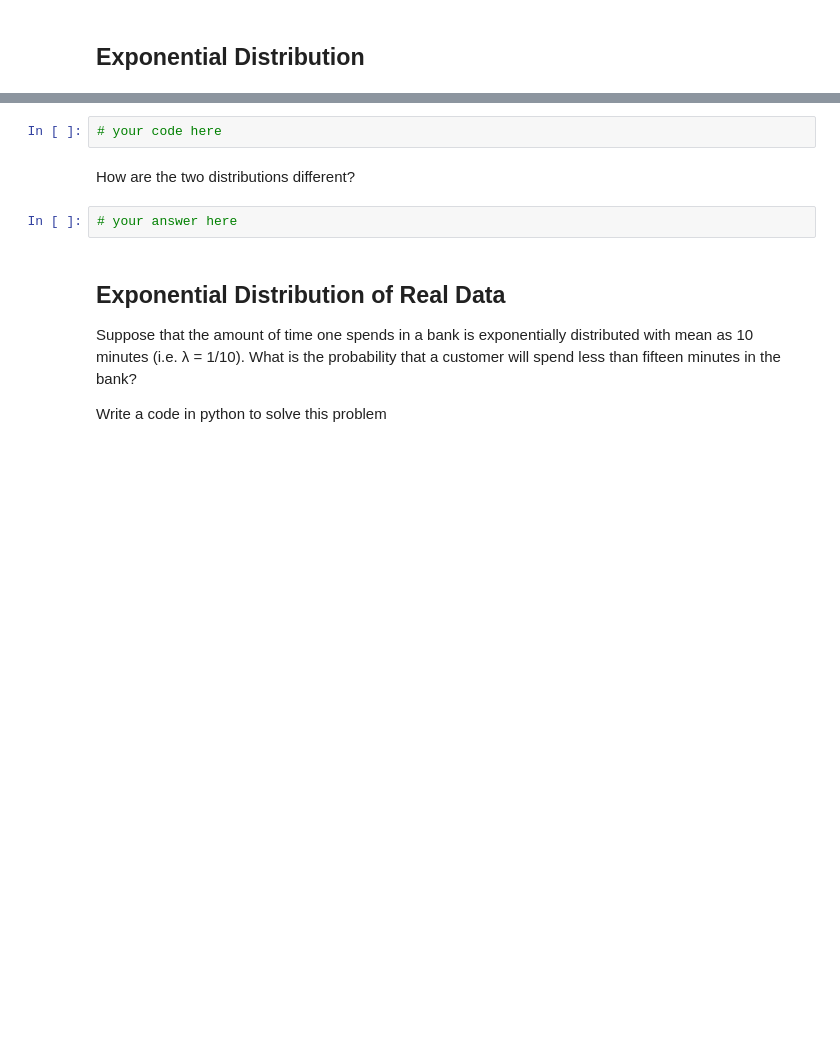
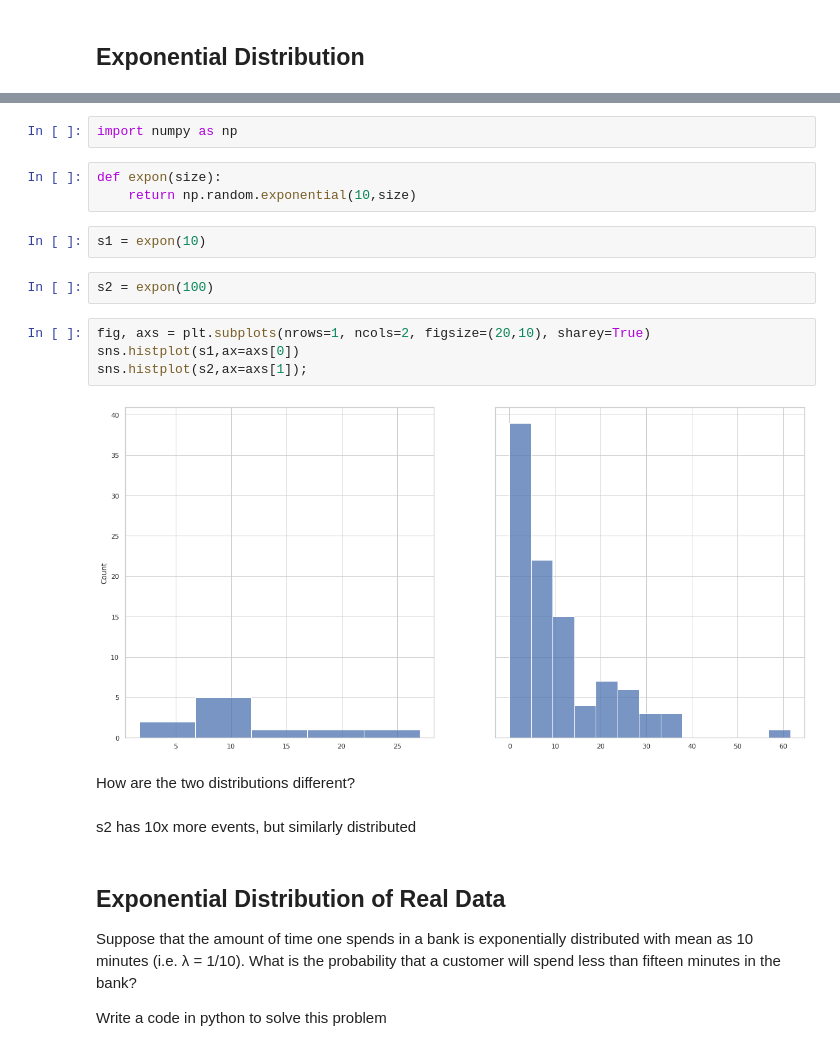
Before and after one commit to Ironhack-Data-Madrid-Octubre-2021/lab-continuous-probability-distributions, a Jupyter notebook: your-code/main.ipynb, the cells around one changed output, grey strips where cells are left out. Drawn from its saved outputs; the diff is of its cells as text; blank space fills up the shorter version.

```diff
--- a/your-code/main.ipynb
+++ b/your-code/main.ipynb
@@ -146,12 +161,25 @@ Which one(s) of the variables are nearly normally distributed? How do you know?
 Your output should look like below:
 
 ![exponential distribution](ed.png)
-# %%
-# your code here
+# %%
+import numpy as np
+# %%
+def expon(size):
+    return np.random.exponential(10,size)
+# %%
+s1 = expon(10)
+# %%
+s2 = expon(100)
+# %%
+fig, axs = plt.subplots(nrows=1, ncols=2, figsize=(20,10), sharey=True)
+sns.histplot(s1,ax=axs[0])
+sns.histplot(s2,ax=axs[1]);
+# %% [output]
+[figure, added]
 # %% [markdown]
 How are the two distributions different?
-# %%
-# your answer here
+# %% [markdown]
+s2 has 10x more events, but similarly distributed
 # %% [markdown]
 ## Exponential Distribution of Real Data
 
```
Also changed, not shown: parts of 16 cells of this notebook.
